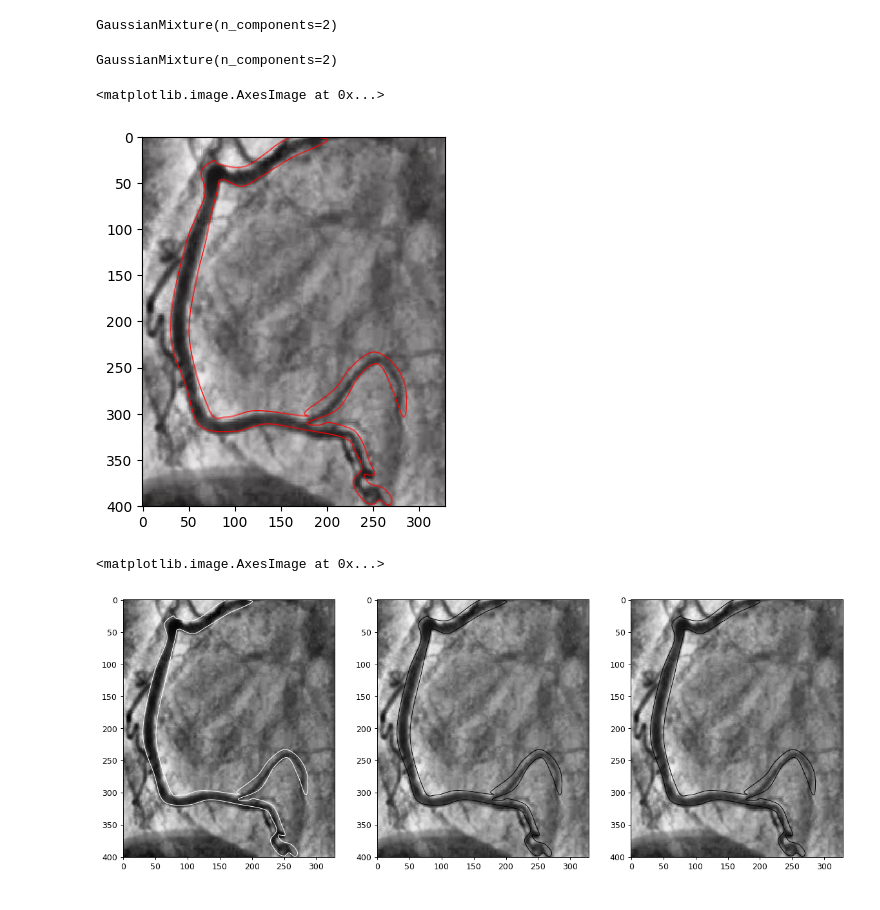
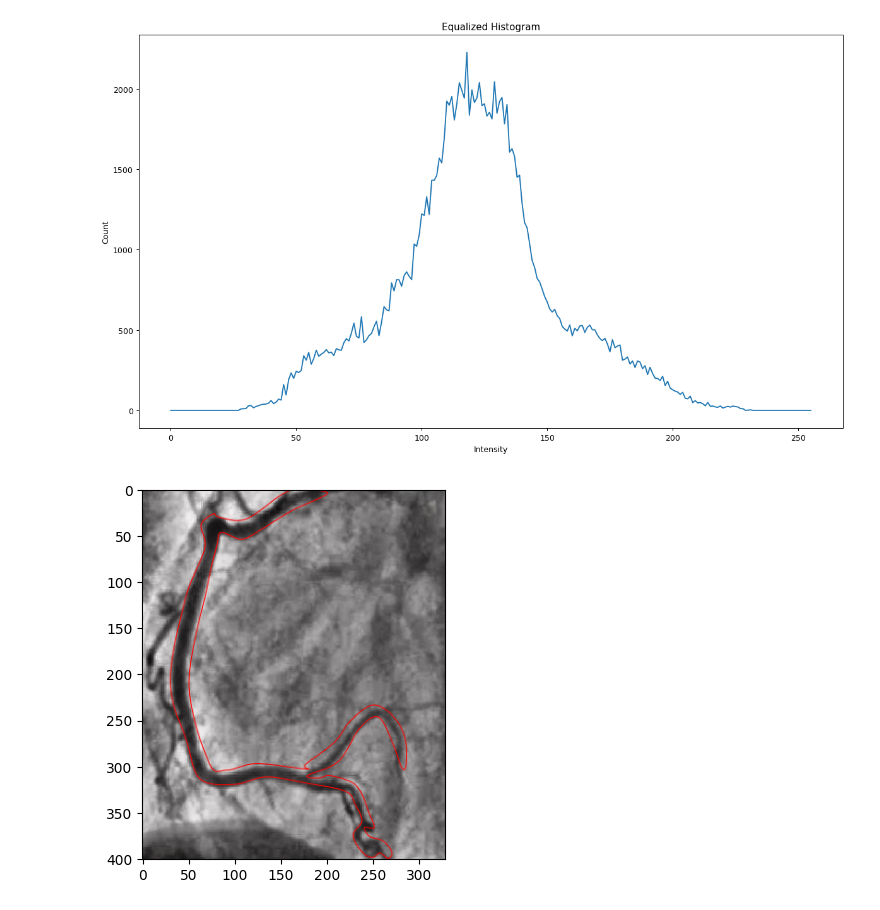
Before and after one commit to jbenshetler/vessel_segmentation, a Jupyter notebook: seg.ipynb, the cells around one changed output. Cells and saved outputs as stored; diff of their text form; code cells hidden in the pictures.

Commit message:
Cleanup after HSV boundary separation. Added histogram_plot().

```diff
--- a/seg.ipynb
+++ b/seg.ipynb
@@ -40,3 +26,0 @@ showImage('equalized',equalized)
-# %%
-hist,bins = np.histogram(equalized.ravel(),bins=256,range=[0,256])
-print(f"len(hist)={len(hist)} len(bins)={len(bins)}")
@@ -61,18 +27,21 @@ df = pd.DataFrame.from_dict({'bins':bins[:-1], 'hist' : hist })
-# %%
-gmm = GaussianMixture(n_components = 2)
-gmm.fit(df)
-# %% [output]
-GaussianMixture(n_components=2)
-# %%
-gmm
-# %% [output]
-GaussianMixture(n_components=2)
+# %%
+def histogram_plot(img : NDArray, title : str = None, dpi : int = 90):
+    hist, bins = np.histogram( img.ravel(), bins=256, range=[0,256])
+    plt.figure(figsize=(16,9), dpi=dpi)
+    plt.plot(bins[:-1], hist)
+    if title:
+        plt.title(title)
+    plt.xlabel('Intensity')
+    plt.ylabel('Count')
+# %%
+histogram_plot(equalized, "Equalized Histogram")
+# %% [output]
+[figure, added]
 # %%
 regions_img = cv2.cvtColor(
     cv2.imread('input/regions.png'),
     cv2.COLOR_RGB2BGR
 )
-plt.imshow(regions_img)
+_ = plt.imshow(regions_img)
 # %% [output]
-<matplotlib.image.AxesImage at 0x...>
 [figure]
@@ -83,12 +48 @@ blue = regions_img[:,:,2]
-# %%
-plt.figure(figsize=(16,9), dpi=90)
-plt.subplot(1,3,1)
-plt.imshow(red,'gray')
-plt.subplot(1,3,2)
-plt.imshow(green,'gray')
-plt.subplot(1,3,3)
-plt.imshow(blue,'gray')
-# %% [output]
-<matplotlib.image.AxesImage at 0x...>
-[figure, removed]
 # %%
```
Also changed, not shown: parts of 24 cells of this notebook.
